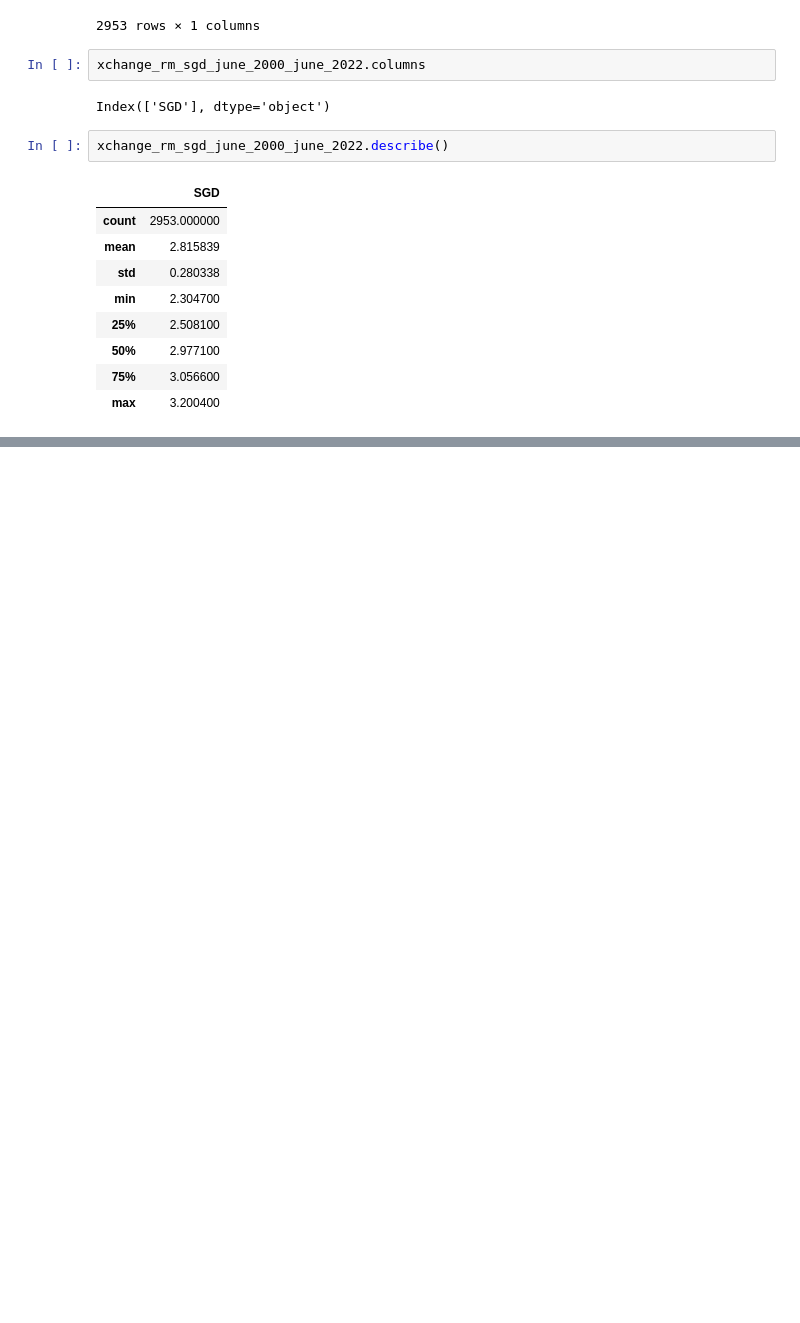
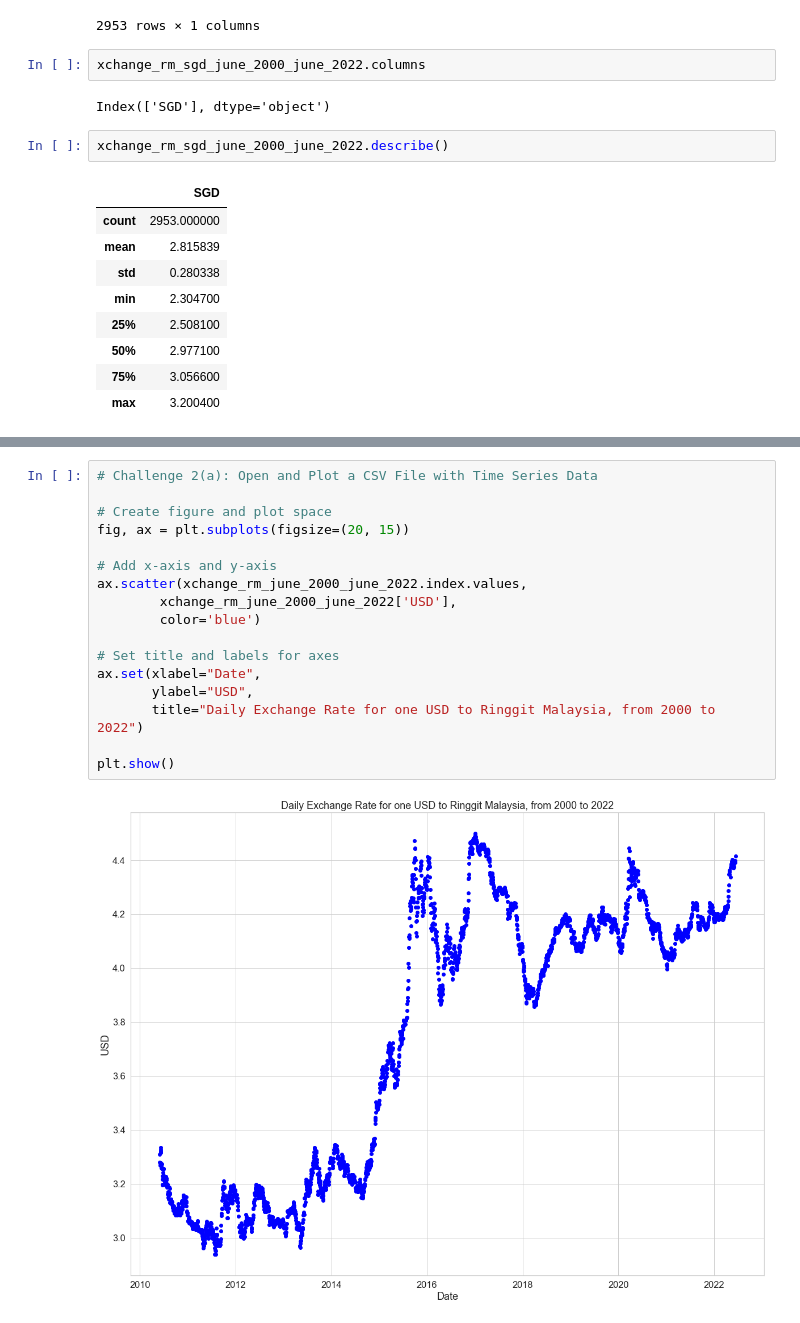
Before and after one commit to KimteckLeow/ringgit-foreign-currency-xchange-rates, a Jupyter notebook: exchange-rates-ringgit-malaysia-june-2000-june-2022-checkpoint.ipynb, the cells around one changed output, grey strips where cells are left out. Drawn from its saved outputs; the diff is of its cells as text; blank space fills up the shorter version.

```diff
--- a/exchange-rates-ringgit-malaysia-june-2000-june-2022-checkpoint.ipynb
+++ b/exchange-rates-ringgit-malaysia-june-2000-june-2022-checkpoint.ipynb
@@ -176,0 +173,19 @@ plt.show()
+# %%
+# Challenge 2(a): Open and Plot a CSV File with Time Series Data
+
+# Create figure and plot space
+fig, ax = plt.subplots(figsize=(20, 15))
+
+# Add x-axis and y-axis
+ax.scatter(xchange_rm_june_2000_june_2022.index.values,
+        xchange_rm_june_2000_june_2022['USD'],
+        color='blue')
+
+# Set title and labels for axes
+ax.set(xlabel="Date",
+       ylabel="USD",
+       title="Daily Exchange Rate for one USD to Ringgit Malaysia, from 2000 to 2022")
+
+plt.show()
+# %% [output]
+[figure, added]
```
Also changed, not shown: parts of 18 cells of this notebook.
